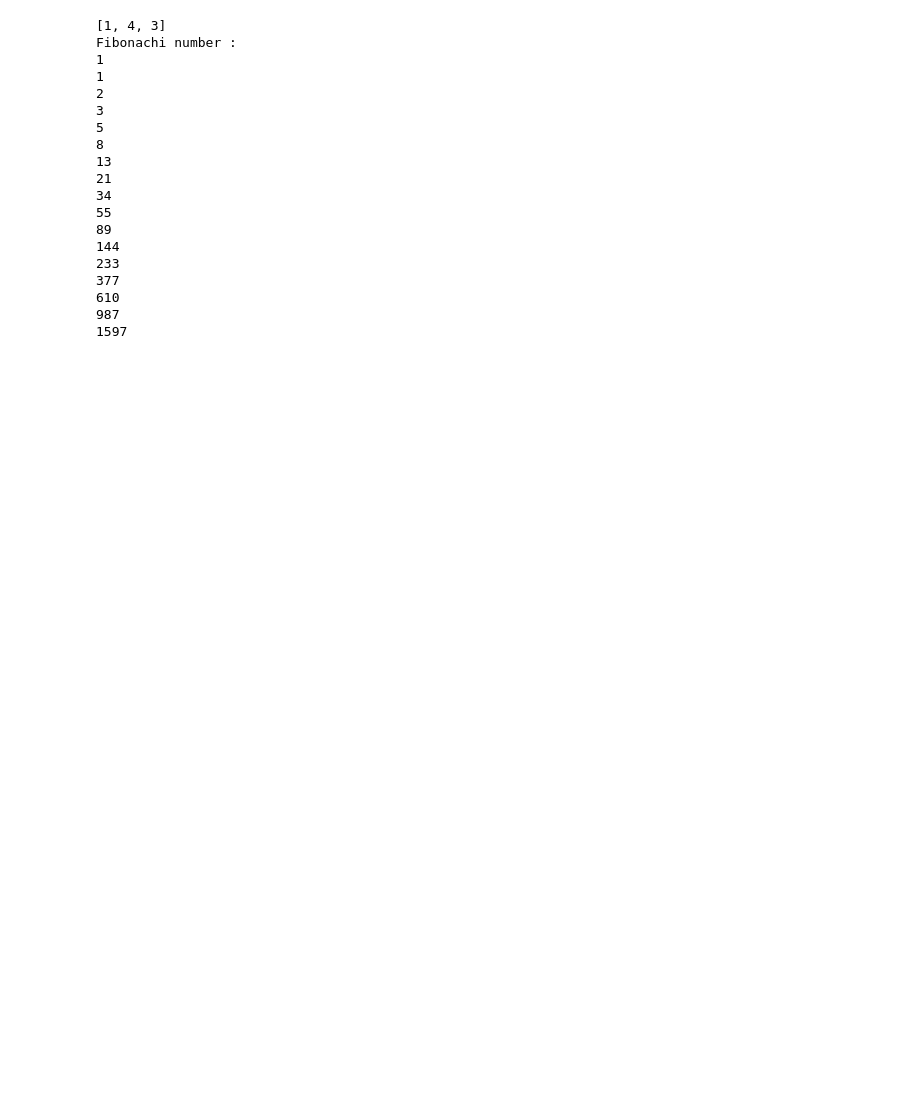
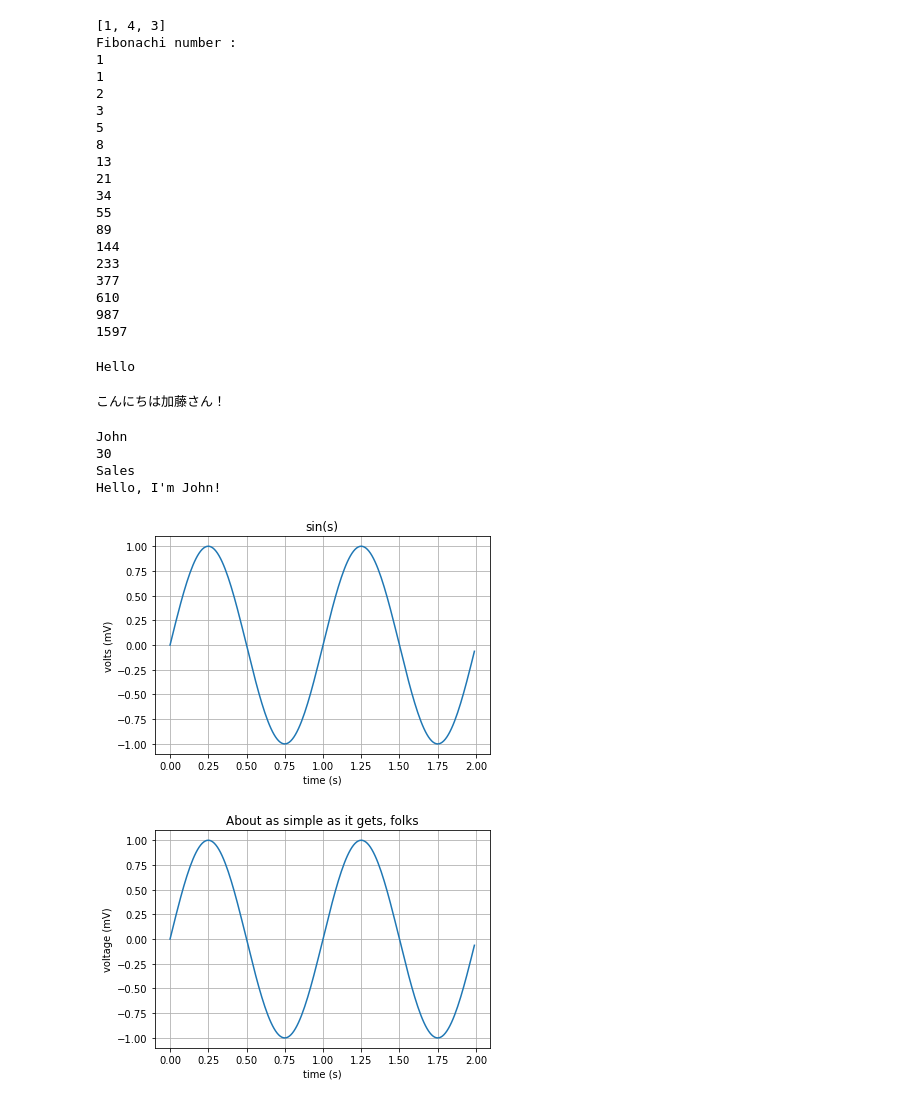
Before and after one commit to mashyko/Python_samples, a Jupyter notebook: Python_sample.ipynb, the cells around one changed output. Saved outputs shown, nothing was run; the diff lists cells and outputs as text; code cells hidden in the pictures; blank space fills up the shorter version.

```diff
--- a/Python_sample.ipynb
+++ b/Python_sample.ipynb
@@ -93,3 +187,83 @@ Fibonachi number :
 610
 987
 1597
+# %%
+class Person(object):
+    def say_hello(self):
+        print('Hello')
+
+person_1=Person()   # オブジェクトの作成
+person_1.say_hello()  # オブジェクトからメソッドを呼び出す
+# %% [output]
+Hello
+# %%
+class Person(object):#Person というクラス名
+    def __init__(self, name, age):#初期化メソッド
+        self.name = name #name を付ける
+        self.age = age # age を付ける
+    def hello(self):
+        print('こんにちは{}さん！'.format(self.name))
+
+person_1 =Person('加藤', '40')
+person_1.hello()
+# %% [output]
+こんにちは加藤さん！
+# %%
+class Person:
+    def __init__(self, name, age):
+        self.name = name
+        self.age = age
+
+    def say_hello(self):
+        print(f"Hello, I'm {self.name}!")
+
+
+class Employee(Person):
+    def __init__(self, name, age, department):
+        super().__init__(name, age)
+        self.department = department
+
+
+emp1 = Employee("John", 30, "Sales")
+
+print(emp1.name)
+print(emp1.age)
+print(emp1.department)
+emp1.say_hello()
+# %% [output]
+John
+30
+Sales
+Hello, I'm John!
+# %%
+#an example of matplotlib usage
+
+import numpy as np
+import matplotlib.pyplot as plt
+
+t = np.arange(0.0, 2.0, 0.01)
+s = np.sin(2*np.pi*t)
+
+plt.plot(t, s)
+plt.title('sin(s)')
+plt.xlabel('time (s)')
+plt.ylabel('volts (mV)')
+plt.grid(True)
+plt.show()
+
+# an example of pylab
+from pylab import *
+
+t = np.arange(0.0, 2.0, 0.01)
+s = np.sin(2*np.pi*t)
+plot(t, s)
+
+xlabel('time (s)')
+ylabel('voltage (mV)')
+title('About as simple as it gets, folks')
+grid(True)
+savefig("test.png")
+show()
+# %% [output]
+[figure, added]
+[figure, added]
```
Also changed, not shown: parts of 12 cells of this notebook.
